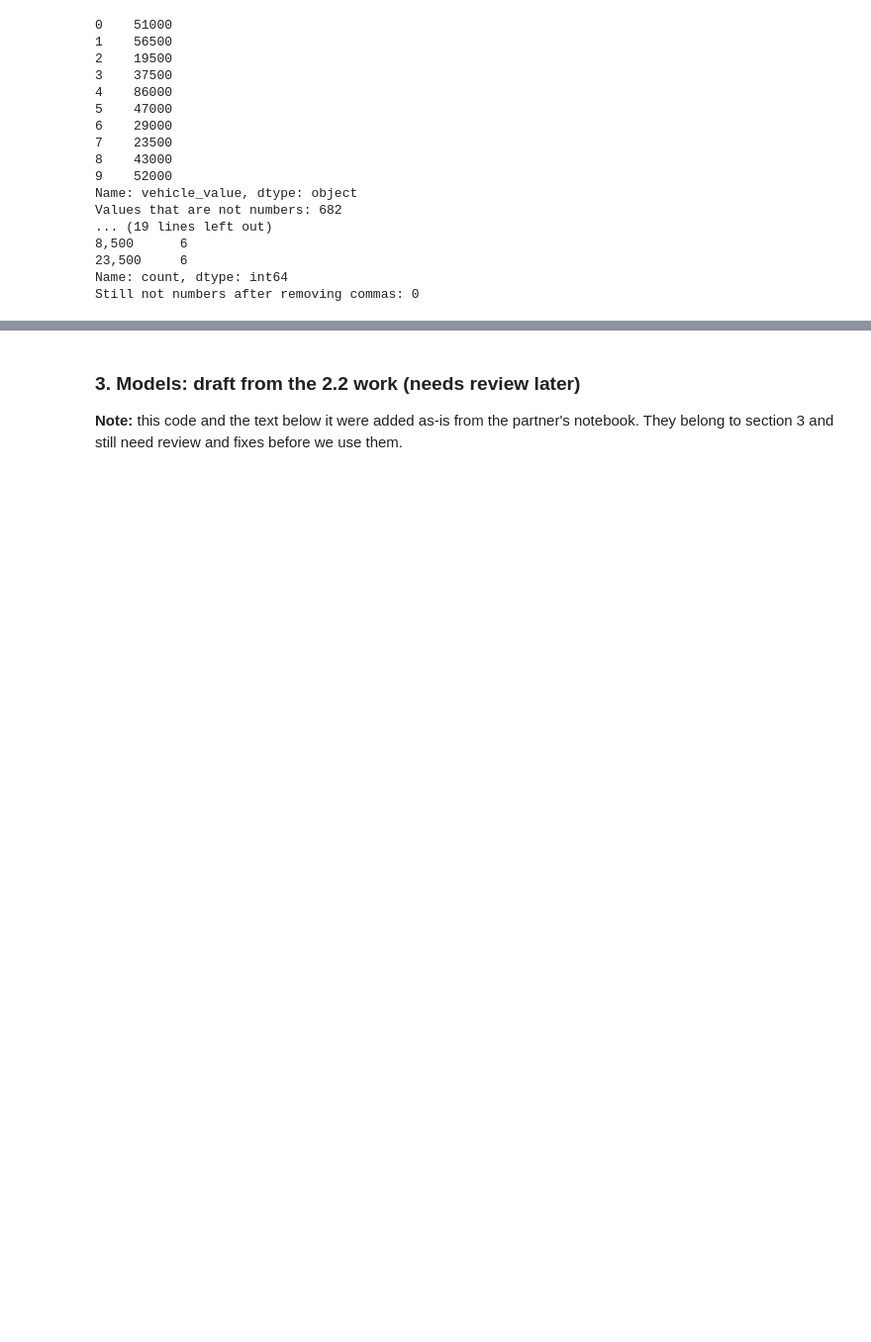
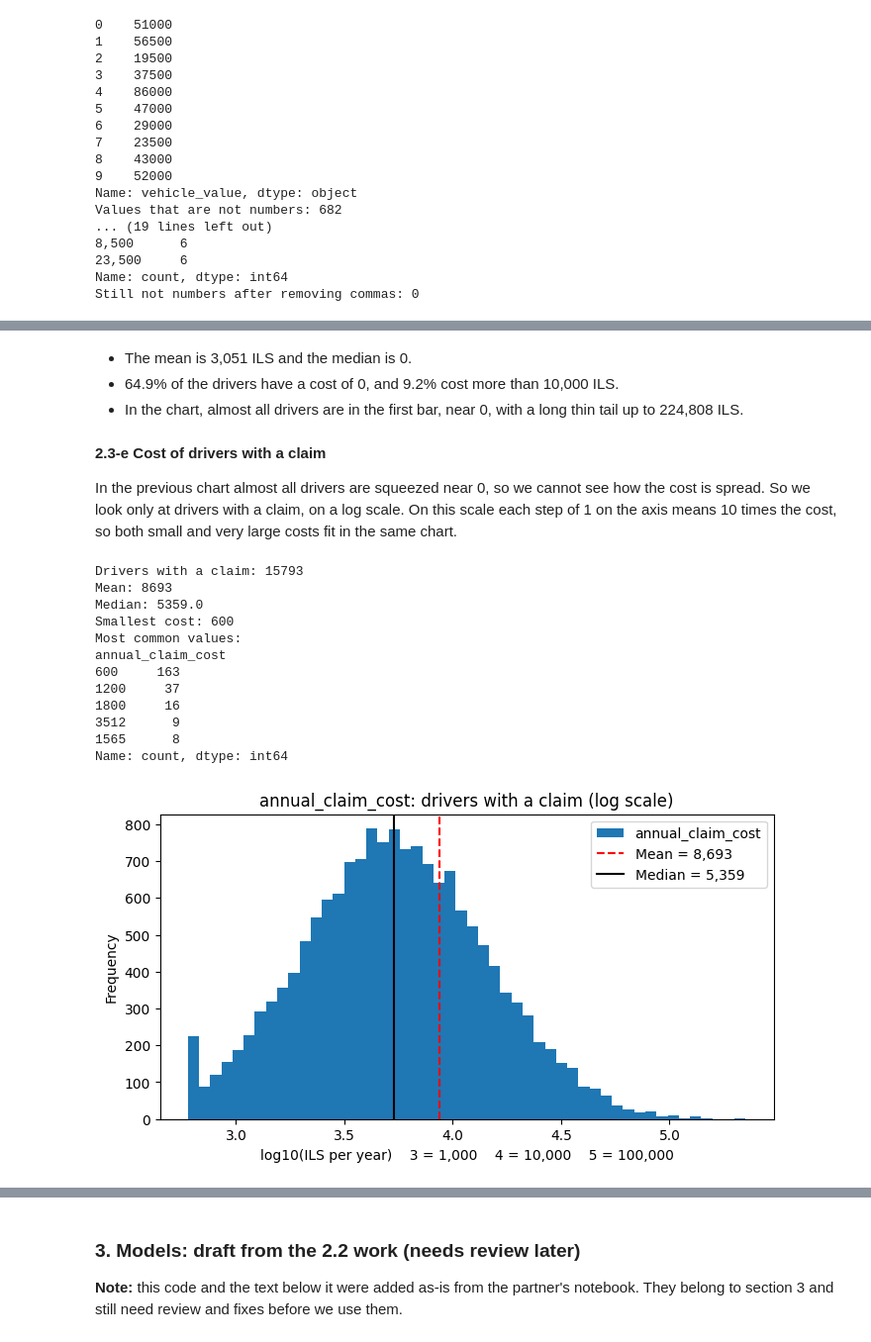
Before and after one commit to Eli39603/insurance-claims-ml, a Jupyter notebook: notebook.ipynb, the cells around one changed output, grey strips where cells are left out. Shown at 99% size. Cells and saved outputs as stored; diff of their text form; code cells hidden in the pictures; blank space fills up the shorter version.

```diff
--- a/notebook.ipynb
+++ b/notebook.ipynb
@@ -162,0 +213,39 @@ Still not numbers after removing commas: 0
+# %% [markdown]
+* The mean is 3,051 ILS and the median is 0.
+* 64.9% of the drivers have a cost of 0, and 9.2% cost more than 10,000 ILS.
+* In the chart, almost all drivers are in the first bar, near 0, with a long thin tail up to 224,808 ILS.
+# %% [markdown]
+**2.3-e Cost of drivers with a claim**
+
+In the previous chart almost all drivers are squeezed near 0, so we cannot see how the cost is spread. So we look only at drivers with a claim, on a log scale. On this scale each step of 1 on the axis means 10 times the cost, so both small and very large costs fit in the same chart.
+# %%
+# 2.3-e Cost of drivers with a claim (log scale)
+claims = cost[cost > 0]
+print('Drivers with a claim:', len(claims))
+print('Mean:', round(claims.mean()))
+print('Median:', claims.median())
+print('Smallest cost:', claims.min())
+print('Most common values:')
+print(claims.value_counts().head(5))
+
+ax = np.log10(claims).plot(kind='hist', bins=50, figsize=(8, 4),
+                           title='annual_claim_cost: drivers with a claim (log scale)')
+ax.axvline(np.log10(claims.mean()), color='red', linestyle='--', label=f'Mean = {claims.mean():,.0f}')
+ax.axvline(np.log10(claims.median()), color='black', label=f'Median = {claims.median():,.0f}')
+ax.set_xlabel('log10(ILS per year)    3 = 1,000    4 = 10,000    5 = 100,000')
+ax.legend()
+plt.show()
+# %% [output]
+Drivers with a claim: 15793
+Mean: 8693
+Median: 5359.0
+Smallest cost: 600
+Most common values:
+annual_claim_cost
+600     163
+1200     37
+1800     16
+3512      9
+1565      8
+Name: count, dtype: int64
+[figure, added]
```
Also changed, not shown: parts of 12 cells of this notebook.
